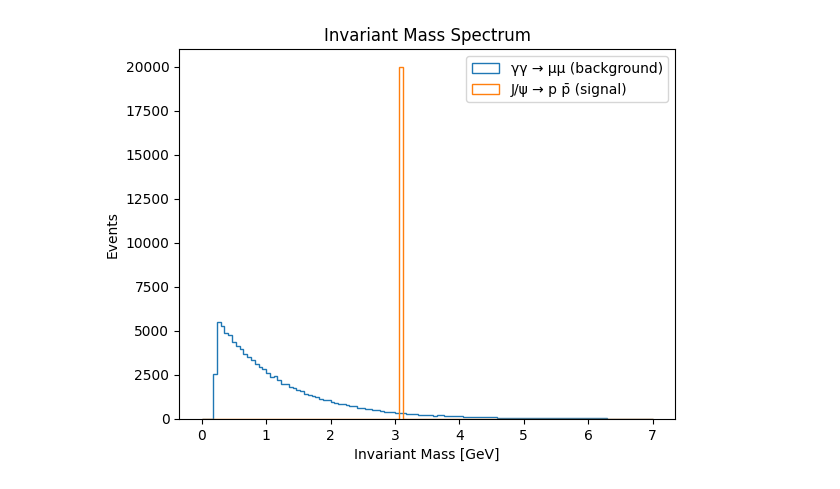
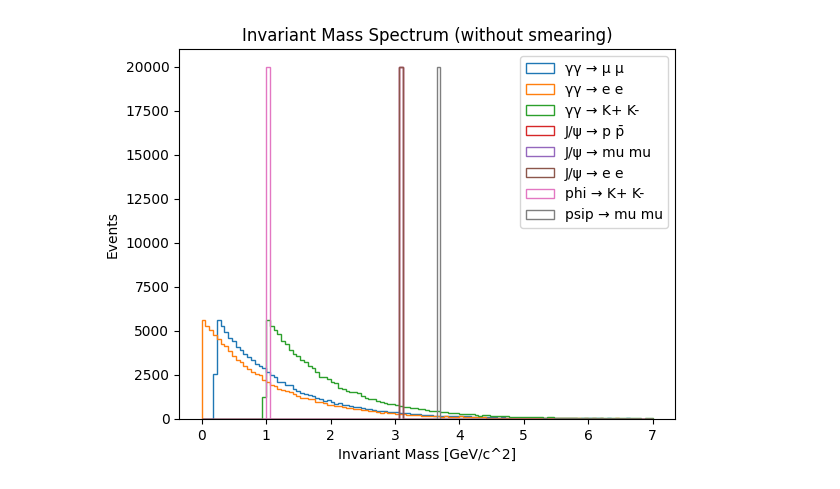
Before and after one commit to QuantumColibri/Exam-project, a Jupyter notebook: generation.ipynb, the cells around one changed output. Drawn from its saved outputs; the diff is of its cells as text; code cells hidden in the pictures.

Commit message:
New plots done

```diff
--- a/generation.ipynb
+++ b/generation.ipynb
@@ -31,9 +106,12 @@ def invariant_mass(p1, p2):
 # %%
+# Particle masses in [GeV]
 particles = {
   "J/psi": 3.1,
   "p": 0.938,
   "mu": 0.105,
   "e" : 0.000511,
   "K_0" : 0.498,
-  "K_+" : 0.494
+  "K_+" : 0.494,
+  "phi" : 1.019,
+  "psip" : 3.686
 }
@@ -51,32 +118,21 @@ for _ in range(N_sig):
-# %%
-m_mu = 0.105
-M_min = 2 * m_mu
-M_max = 7.0
-
-def sample_M():
-    while True:
-        M = np.random.exponential(scale=1.0) + M_min
-        if M < M_max:
-            return M
-
-N_bkg = 100000
-masses_bkg = []
-
-for _ in range(N_bkg):
-    M = sample_M()
-    p1, p2 = decay_generator(M, m_mu)
-    m = invariant_mass(p1, p2)
-    masses_bkg.append(m)
 # %%
+# Plot the combined invariant mass distribution for all cases (without smearing)
 bins = np.linspace(0, 7, 120)
 
-plt.hist(masses_bkg, bins=bins, histtype='step', label='γγ → μμ (background)')
-plt.hist(masses_sig, bins=bins, histtype='step', label='J/ψ → p p̄ (signal)')
+plt.hist(sample_exp(7, particles['mu'], 100000), bins=bins, histtype='step', label='γγ → μ μ')
+plt.hist(sample_exp(7, particles['e'], 100000), bins=bins, histtype='step', label='γγ → e e')
+plt.hist(sample_exp(7, particles['K_+'], 100000), bins=bins, histtype='step', label='γγ → K+ K-')
 
-plt.xlabel("Invariant Mass [GeV]")
+plt.hist(sample_M(particles['J/psi'], particles['p'], 20000), bins=bins, histtype='step', label='J/ψ → p p̄')
+plt.hist(sample_M(particles['J/psi'], particles['mu'], 20000), bins=bins, histtype='step', label='J/ψ → mu mu')
+plt.hist(sample_M(particles['J/psi'], particles['e'], 20000), bins=bins, histtype='step', label='J/ψ → e e')
+plt.hist(sample_M(particles['phi'], particles['K_+'], 20000), bins=bins, histtype='step', label='phi → K+ K-')
+plt.hist(sample_M(particles['psip'], particles['mu'], 20000), bins=bins, histtype='step', label='psip → mu mu')
+
+plt.xlabel("Invariant Mass [GeV/c^2]")
 plt.ylabel("Events")
-plt.title("Invariant Mass Spectrum")
+plt.title("Invariant Mass Spectrum (without smearing)")
 plt.legend()
 plt.show()
 # %% [output]
-[figure, old version]
+[figure, new version]
```
Also changed, not shown: parts of 10 cells of this notebook.
